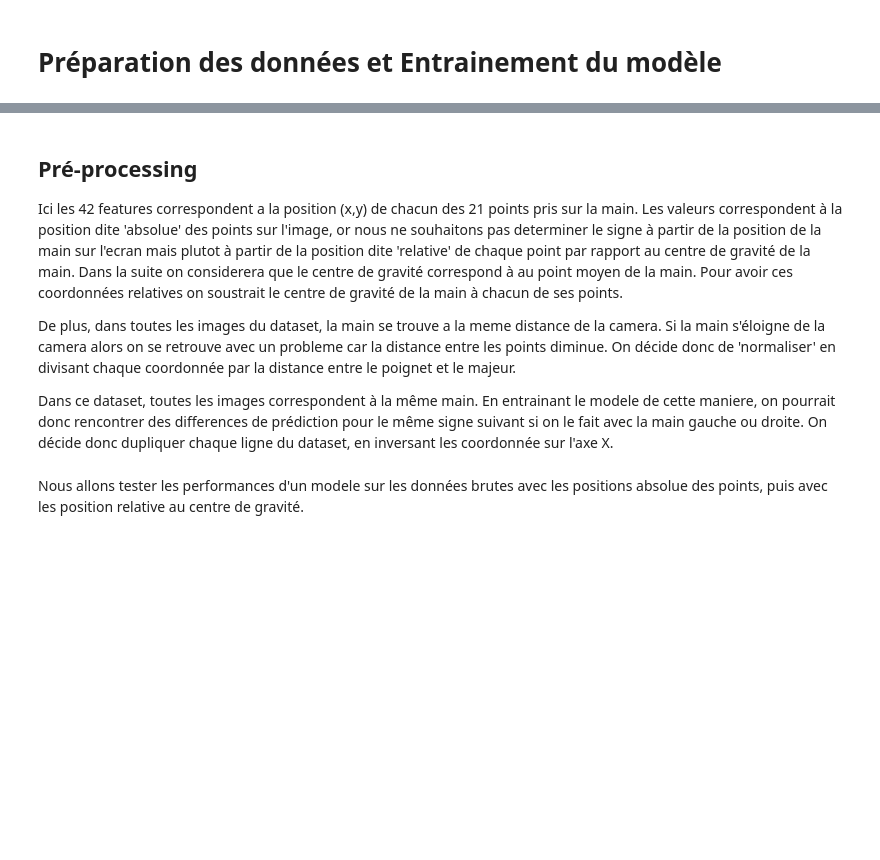
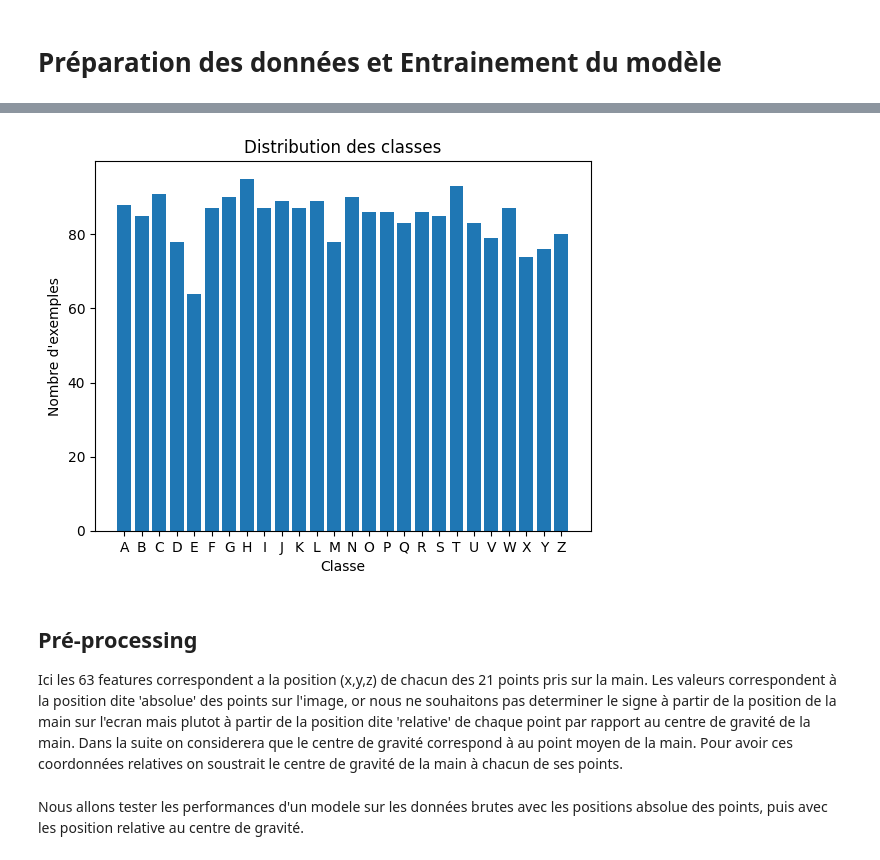
Before and after one commit to Younes2E/asl-machine-learning, a Jupyter notebook: notebooks/02_training.ipynb, the cells around one changed output, grey strips where cells are left out. Cells and saved outputs as stored; diff of their text form; code cells hidden in the pictures; blank space fills up the shorter version.

```diff
--- a/notebooks/02_training.ipynb
+++ b/notebooks/02_training.ipynb
@@ -30,11 +36,16 @@ df.describe()
+# %%
+labels, counts = np.unique(y,return_counts=True)
+plt.bar(labels,counts)
+plt.xticks(labels, [chr(65+i) for i in labels])
+plt.xlabel("Classe")
+plt.ylabel("Nombre d'exemples")
+plt.title("Distribution des classes")
+plt.show()
+# %% [output]
+[figure, added]
 # %% [markdown]
 ## Pré-processing
-Ici les 42 features correspondent a la position (x,y) de chacun des 21 points pris sur la main.
+Ici les 63 features correspondent a la position (x,y,z) de chacun des 21 points pris sur la main.
 Les valeurs correspondent à la position dite 'absolue' des points sur l'image, or nous ne souhaitons pas determiner le signe à partir de la position de la main sur l'ecran mais plutot à partir de la position dite 'relative' de chaque point par rapport au centre de gravité de la main.
 Dans la suite on considerera que le centre de gravité correspond à au point moyen de la main.
 Pour avoir ces coordonnées relatives on soustrait le centre de gravité de la main à chacun de ses points.
-
-De plus, dans toutes les images du dataset, la main se trouve a la meme distance de la camera. Si la main s'éloigne de la camera alors on se retrouve avec un probleme car la distance entre les points diminue. On décide donc de 'normaliser' en divisant chaque coordonnée par la distance entre le poignet et le majeur.
-
-Dans ce dataset, toutes les images correspondent à la même main. En entrainant le modele de cette maniere, on pourrait donc rencontrer des differences de prédiction pour le même signe suivant si on le fait avec la main gauche ou droite.
-On décide donc dupliquer chaque ligne du dataset, en inversant les coordonnée sur l'axe X.
```
Also changed, not shown: parts of 32 cells of this notebook, 9 other files.
